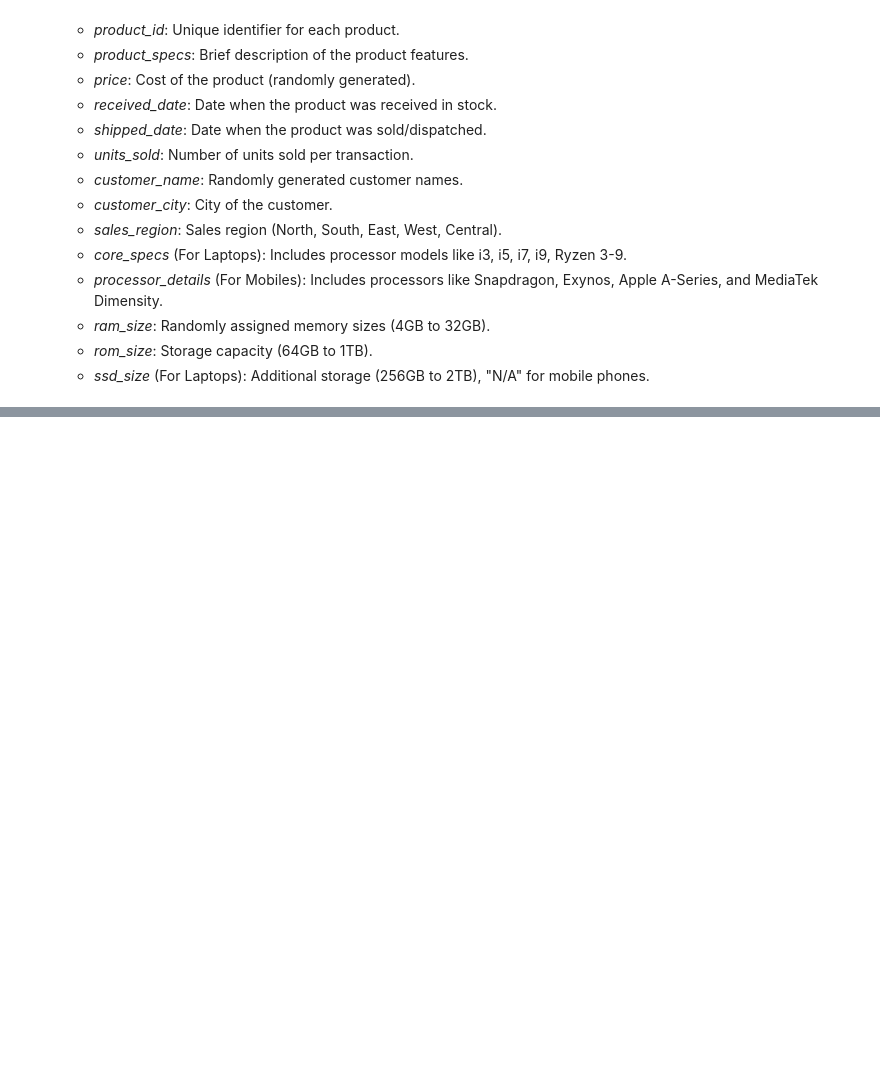
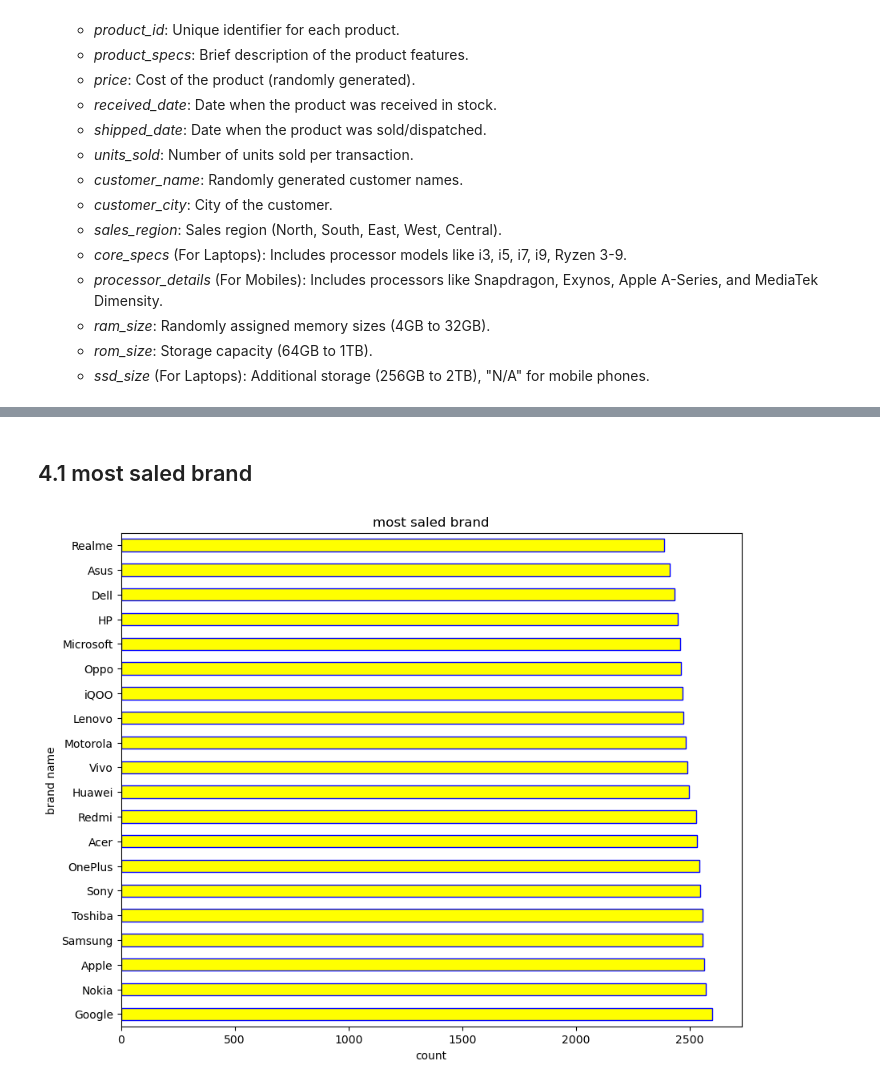
Before and after one commit to sirUnchained/Machine-Learning-and-Data-Analysis, a Jupyter notebook: Mobiles & laptop Sales/Mobiles & laptop Sales.ipynb, the cells around one changed output, grey strips where cells are left out. Drawn from its saved outputs; the diff is of its cells as text; code cells hidden in the pictures; blank space fills up the shorter version.

```diff
--- a/Mobiles & laptop Sales/Mobiles & laptop Sales.ipynb
+++ b/Mobiles & laptop Sales/Mobiles & laptop Sales.ipynb
@@ -113,0 +263,2 @@ memory usage: 6.1+ MB
+# %%
+df.drop(columns=['product_id', 'product_specs', 'customer_name', 'processor_details', 'received_date', 'shipped_date'], inplace=True)
@@ -113,0 +267,14 @@ memory usage: 6.1+ MB
+# %%
+def turn_device_storage_to_numerical(parts: list[str]) -> np.ndarray:
+    numerical_parts = []
+    for i in range(len(parts)):
+        if pd.isna(parts[i]):
+            numerical_parts.append(0)
+        else:
+            n = int(parts[i][:-2])
+            numerical_parts.append(n)
+    return np.array(numerical_parts, dtype=int)
+# %%
+df['ram_size_GB'] = turn_device_storage_to_numerical(df['ram_size_GB'])
+df['rom_size_GB'] = turn_device_storage_to_numerical(df['rom_size_GB'])
+df['ssd_size_GB'] = turn_device_storage_to_numerical(df['ssd_size_GB'])
@@ -113,0 +283,2 @@ memory usage: 6.1+ MB
+# %%
+df['core_specs'] = df['core_specs'].fillna(value="mobile")
@@ -113,0 +328,12 @@ memory usage: 6.1+ MB
+# %% [markdown]
+## 4.1 most saled brand
+# %%
+plt.figure(figsize=(10, 8))
+brand_count = df['brand_name'].value_counts()
+brand_count.plot(kind="barh", color='yellow', edgecolor='blue')
+plt.xlabel(xlabel="count")
+plt.ylabel(ylabel="brand name")
+plt.title(label="most saled brand")
+plt.show()
+# %% [output]
+[figure, added]
```
Also changed, not shown: parts of 31 cells of this notebook, 1 other file.
